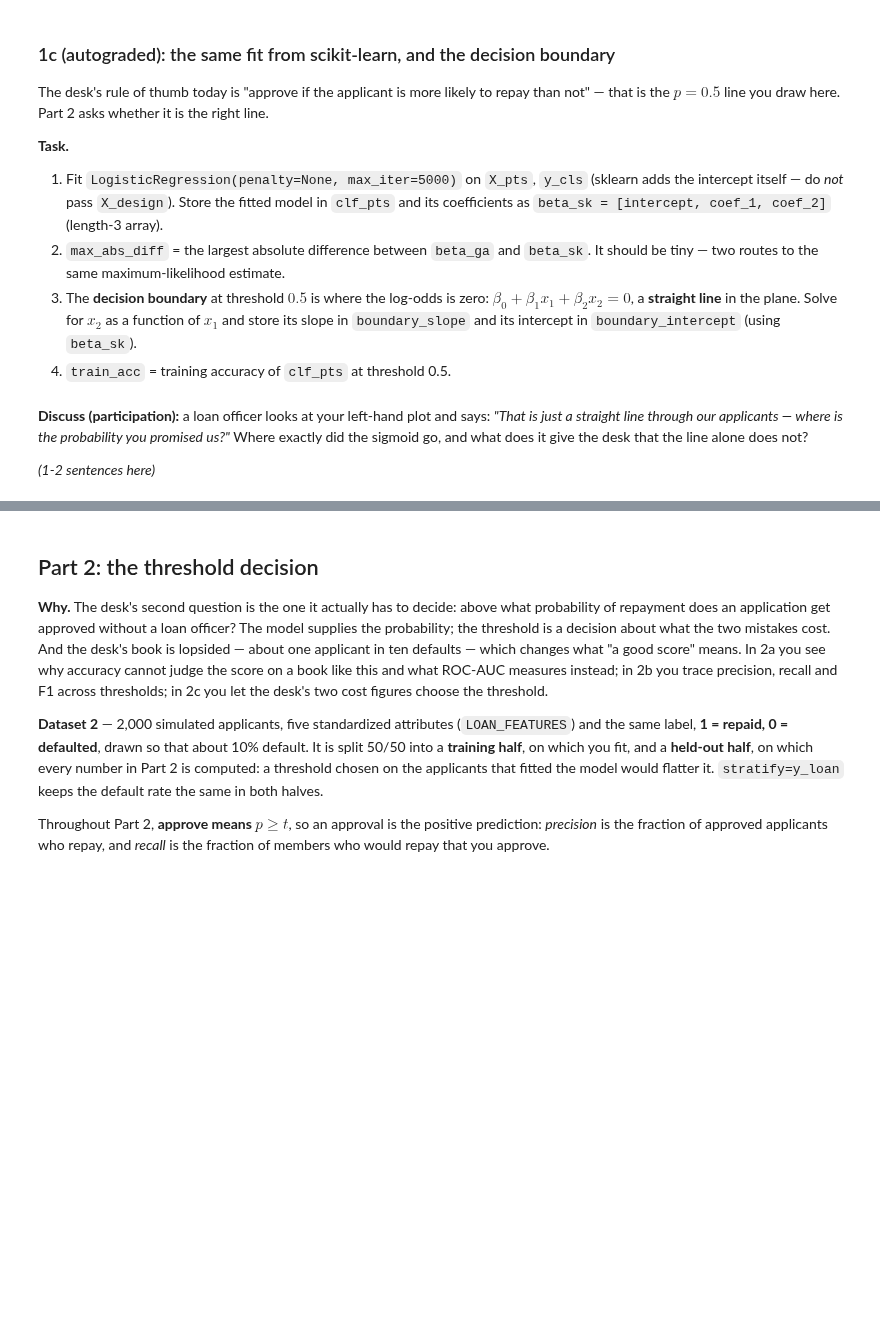
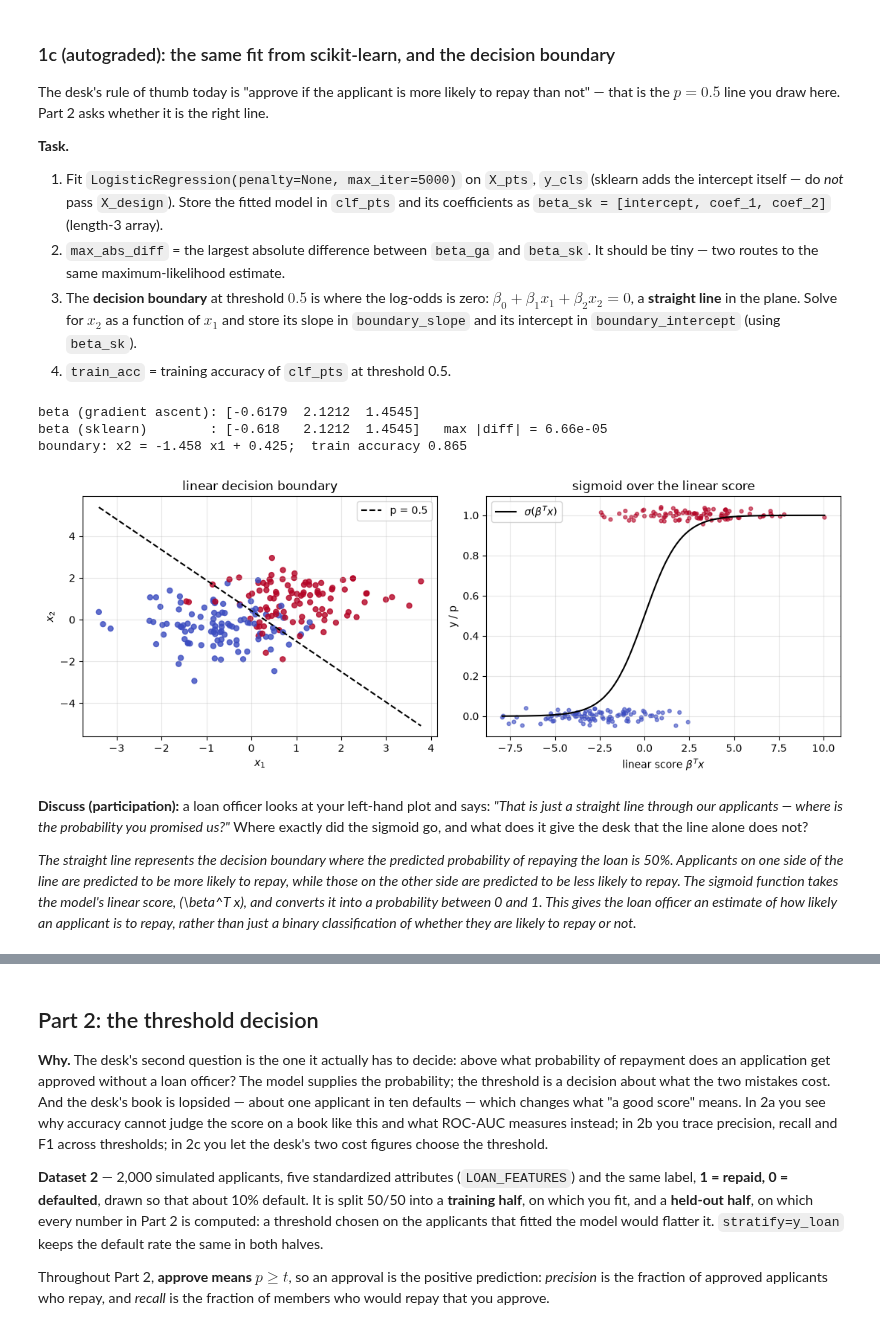
Before and after one commit to TrentRice/DS701-Materials-FA26, a Jupyter notebook: class_activity_notebooks/11A-InClass-Exercise-Logistic-Regression-A1/11A-InClass-Exercise-Logistic-Regression-A1.ipynb, the cells around one changed output, grey strips where cells are left out. Saved outputs shown, nothing was run; the diff lists cells and outputs as text; code cells hidden in the pictures; blank space fills up the shorter version.

```diff
--- a/class_activity_notebooks/11A-InClass-Exercise-Logistic-Regression-A1/11A-InClass-Exercise-Logistic-Regression-A1.ipynb
+++ b/class_activity_notebooks/11A-InClass-Exercise-Logistic-Regression-A1/11A-InClass-Exercise-Logistic-Regression-A1.ipynb
@@ -229,35 +247,40 @@ right line.
    intercept in `boundary_intercept` (using `beta_sk`).
 4. `train_acc` = training accuracy of `clf_pts` at threshold 0.5.
 # %%
-clf_pts = ...
-beta_sk = ...
-max_abs_diff = ...
-boundary_slope = ...
-boundary_intercept = ...
-train_acc = ...
+clf_pts = LogisticRegression(penalty=None, max_iter=5000, random_state=0).fit(X_pts, y_cls)
+beta_sk = np.concatenate([[clf_pts.intercept_[0]], clf_pts.coef_[0]])
+max_abs_diff = np.max(np.abs(beta_ga - beta_sk))
+boundary_slope = -beta_sk[1] / beta_sk[2]
+boundary_intercept = -beta_sk[0] / beta_sk[2]
+train_acc = accuracy_score(y_cls, clf_pts.predict(X_pts))
 
 print("beta (gradient ascent):", np.round(beta_ga, 4))
 print("beta (sklearn)        :", np.round(beta_sk, 4), f"  max |diff| = {max_abs_diff:.2e}")
 print(f"boundary: x2 = {boundary_slope:.3f} x1 + {boundary_intercept:.3f};  train accuracy {train_acc:.3f}")
 
 # Picture: the boundary in the plane, and the sigmoid over the linear score.
 fig, axes = plt.subplots(1, 2, figsize=(11, 4.2))
 xs = np.linspace(X_pts[:, 0].min(), X_pts[:, 0].max(), 50)
 axes[0].scatter(X_pts[:, 0], X_pts[:, 1], c=y_cls, cmap="coolwarm", s=25, alpha=0.8)
 axes[0].plot(xs, boundary_slope * xs + boundary_intercept, "k--", label="p = 0.5")
 axes[0].set_xlabel("$x_1$"); axes[0].set_ylabel("$x_2$"); axes[0].legend(); axes[0].set_title("linear decision boundary")
 score = X_design @ beta_sk
 order = np.argsort(score)
 axes[1].scatter(score, y_cls + np.random.default_rng(0).normal(scale=0.02, size=n_pts), c=y_cls, cmap="coolwarm", s=12, alpha=0.6)
 axes[1].plot(score[order], sigmoid(score[order]), "k-", label="$\\sigma(\\beta^T x)$")
 axes[1].set_xlabel("linear score $\\beta^T x$"); axes[1].set_ylabel("y / p"); axes[1].legend(); axes[1].set_title("sigmoid over the linear score")
 for ax in axes: ax.grid(alpha=0.3)
 plt.tight_layout(); plt.show()
+# %% [output]
+beta (gradient ascent): [-0.6179  2.1212  1.4545]
+beta (sklearn)        : [-0.618   2.1212  1.4545]   max |diff| = 6.66e-05
+boundary: x2 = -1.458 x1 + 0.425;  train accuracy 0.865
+[figure, added]
 # %% [markdown]
 **Discuss (participation):** a loan officer looks at your left-hand plot and says: *"That is
 just a straight line through our applicants — where is the probability you promised us?"*
 Where exactly did the sigmoid go, and what does it give the desk that the line alone does not?
 
-*(1-2 sentences here)*
+*The straight line represents the decision boundary where the predicted probability of repaying the loan is 50%. Applicants on one side of the line are predicted to be more likely to repay, while those on the other side are predicted to be less likely to repay. The sigmoid function takes the model's linear score, \(\beta^T x\), and converts it into a probability between 0 and 1. This gives the loan officer an estimate of how likely an applicant is to repay, rather than just a binary classification of whether they are likely to repay or not.*
 # %%
 grader.check("q3")
```
Also changed, not shown: parts of 15 cells of this notebook, 1 other file.
